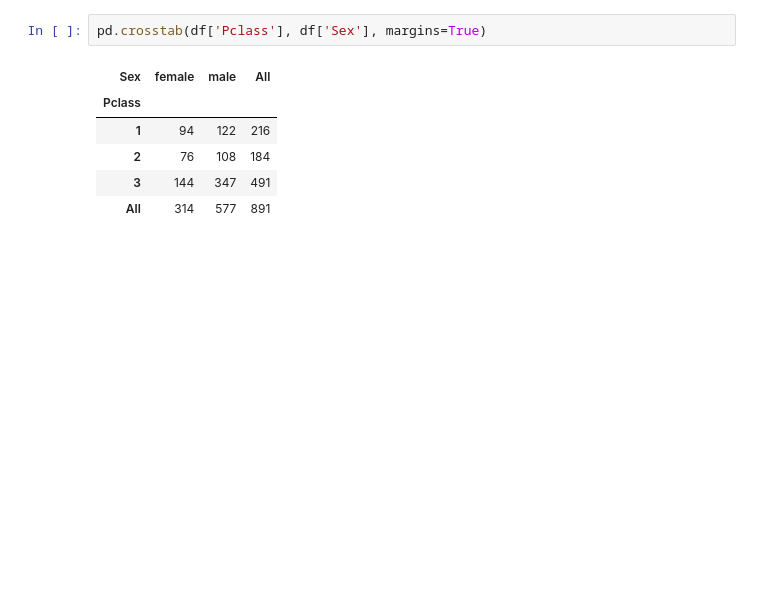
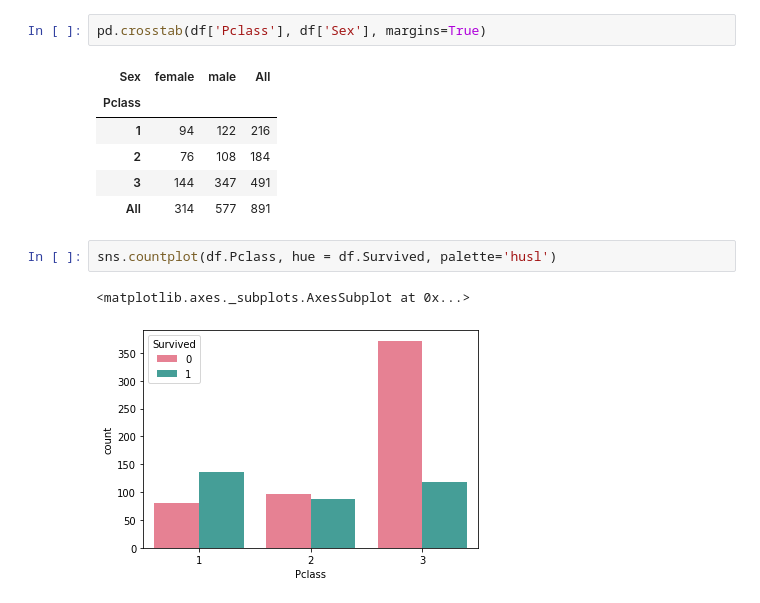
Before and after one commit to diavolch/python11, a Jupyter notebook: Titanic.ipynb, the cells around one changed output. Saved outputs shown, nothing was run; the diff lists cells and outputs as text; blank space fills up the shorter version.

```diff
--- a/Titanic.ipynb
+++ b/Titanic.ipynb
@@ -87,3 +107,8 @@ pd.crosstab(df['Pclass'], df['Sex'], margins=True)
 | 2 | 76 | 108 | 184 |
 | 3 | 144 | 347 | 491 |
 | All | 314 | 577 | 891 |
+# %%
+sns.countplot(df.Pclass, hue = df.Survived, palette='husl')
+# %% [output]
+<matplotlib.axes._subplots.AxesSubplot at 0x...>
+[figure, added]
```
Also changed, not shown: parts of 7 cells of this notebook.
